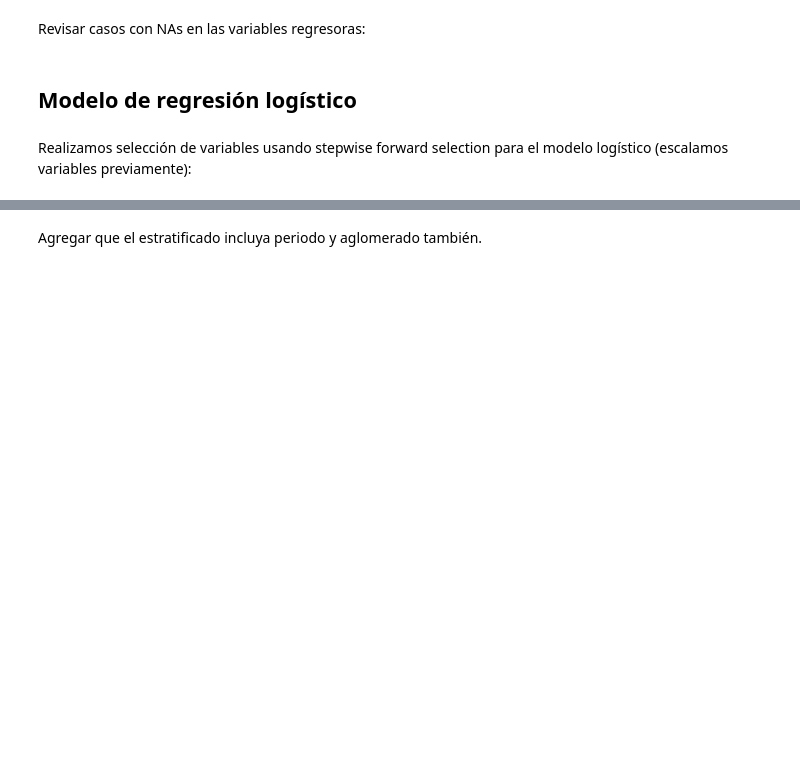
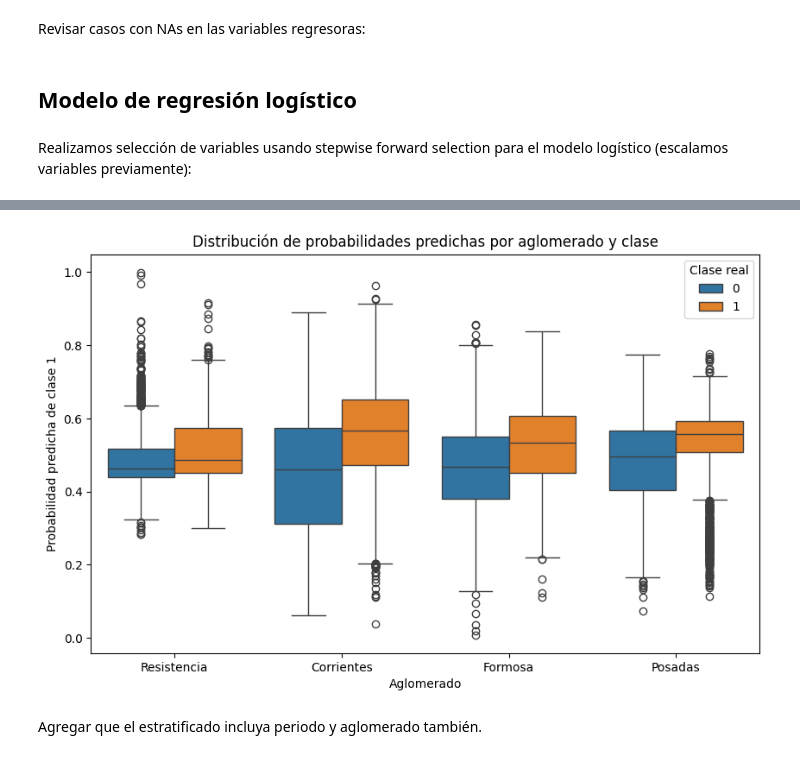
Before and after one commit to celinecabas/Nonresponse-bias-eph, a Jupyter notebook: Scripts/Modelos_probabilidad_respuesta.ipynb, the cells around one changed output, grey strips where cells are left out. Cells and saved outputs as stored; diff of their text form; code cells hidden in the pictures; blank space fills up the shorter version.

```diff
--- a/Scripts/Modelos_probabilidad_respuesta.ipynb
+++ b/Scripts/Modelos_probabilidad_respuesta.ipynb
@@ -362,7 +294,7 @@ def build_model():
     )
 
 # Diccionario con los datasets
-datasets = {
+datasets_train = {
     "Resistencia": (X_R_train, y_R_train),
     "Corrientes": (X_C_train, y_C_train),
     "Formosa": (X_F_train, y_F_train),
@@ -371,12 +303,12 @@ datasets = {
 
 # Entrenar un modelo SFS por cada dataset
 modelos_sfs = {}
-for nombre, (X_train, y_train) in datasets.items():
+for aglo, (X_train, y_train) in datasets.items():
     modelo = build_model()
     sfs = SequentialFeatureSelector(modelo, direction='forward')
     sfs.fit(X_train, y_train)
-    modelos_sfs[nombre] = sfs
-    print(f"✅ Modelo entrenado para {nombre}")
+    modelos_sfs[aglo] = sfs
+    print(f"✅ Modelo entrenado para {aglo}")
 # %% [output]
 ✅ Modelo entrenado para Resistencia
 ✅ Modelo entrenado para Corrientes
@@ -389,3 +339,12 @@ individual_NEA.shape
 # %%
-X_R_train.columns[modelos_sfs['Resistencia'].get_support()]
+modelos_logit = {}
+for aglo, (X_train, y_train) in datasets_train.items():
+    # Selecciona las columnas usando el selector correspondiente
+    selected_features = modelos_sfs[aglo]  # tu selector
+    X_train_selected = selected_features.transform(X_train)
+    # Ajustar modelo
+    modelo_logit = LogisticRegression(verbose=1, class_weight='balanced')
+    modelo_logit.fit(X_train_selected, y_train)
+    # Guardar modelo ajustado
+    modelos_logit[aglo] = modelo_logit
 # %% [output]
@@ -482,2 +441,44 @@ Index(['completo', 'nro_rep', 'periodo', 'PONDERA_repr', 'viviendasxarea',
+# %%
+# Concatenamos train + test para cada aglomerado
+df_predicciones = pd.DataFrame()
+
+for aglo, (X_train, X_test, y_train, y_test) in datasets.items():
+    # Modelo
+    modelo = modelos_logit[aglo]
+    # Selector de features
+    selector = modelos_sfs[aglo]
+
+    # Concatenamos X y y
+    X_total = pd.concat([X_train, X_test], ignore_index=True)
+    y_total = pd.concat([pd.Series(y_train), pd.Series(y_test)], ignore_index=True)
+
+    # Seleccionamos las columnas
+    X_total_selected = selector.transform(X_total)
+
+    # Predicciones
+    if hasattr(modelo, "predict_proba"):
+        probs = modelo.predict_proba(X_total_selected)[:,1]
+    else:
+        probs = modelo.predict(X_total_selected)
+
+    # Guardamos en un DataFrame
+    df_temp = pd.DataFrame({
+        "Aglomerado": aglo,
+        "y_real": y_total,
+        "Prob_pred": probs
+    })
+
+    df_predicciones = pd.concat([df_predicciones, df_temp], ignore_index=True)
+
+# Boxplot: probabilidad predicha por clase y aglomerado
+plt.figure(figsize=(10,6))
+sns.boxplot(x="Aglomerado", y="Prob_pred", hue="y_real", data=df_predicciones)
+plt.title("Distribución de probabilidades predichas por aglomerado y clase")
+plt.ylabel("Probabilidad predicha de clase 1")
+plt.xlabel("Aglomerado")
+plt.legend(title="Clase real")
+plt.show()
+# %% [output]
+[figure, added]
 # %% [markdown]
 Agregar que el estratificado incluya periodo y aglomerado también.
```
Also changed, not shown: parts of 26 cells of this notebook.
